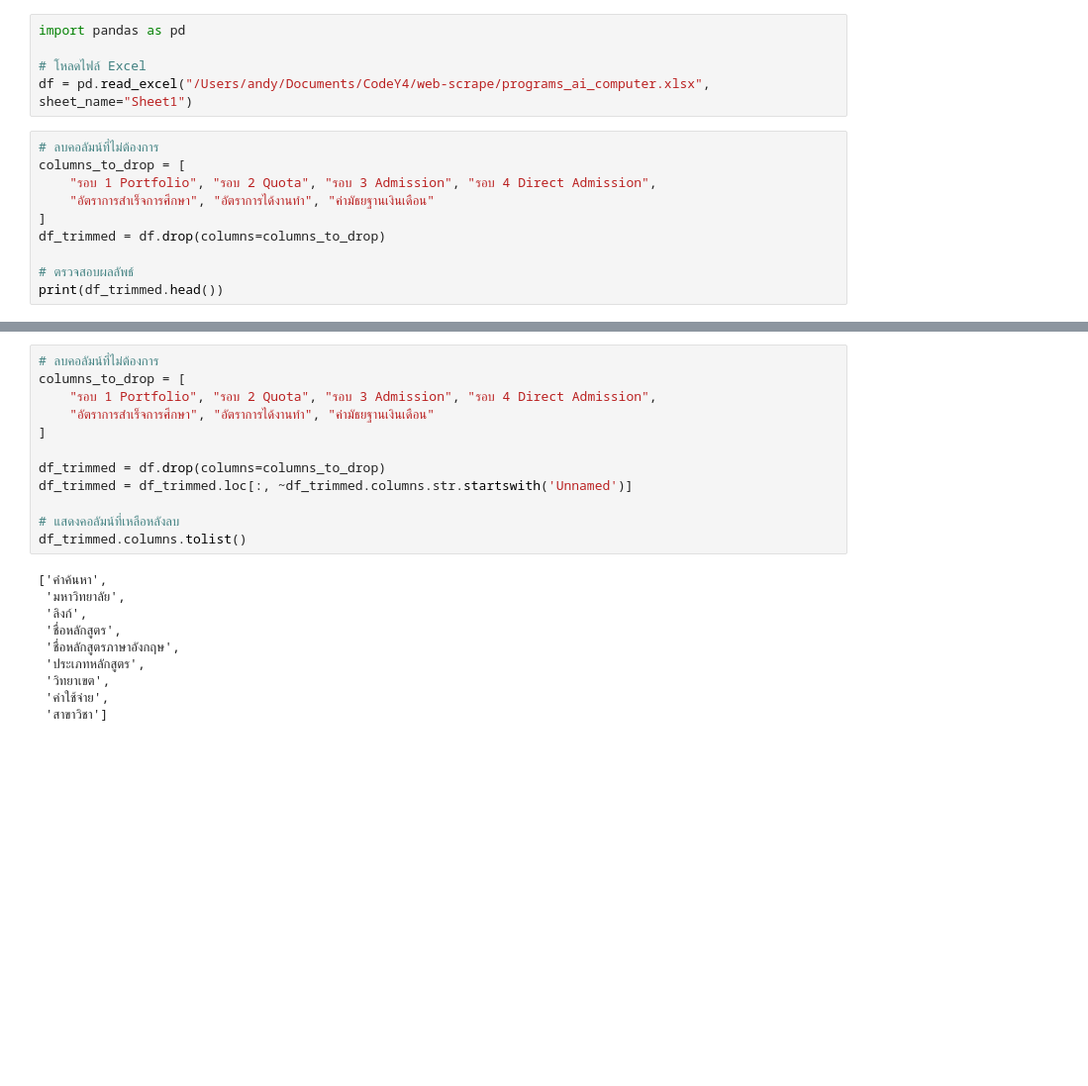
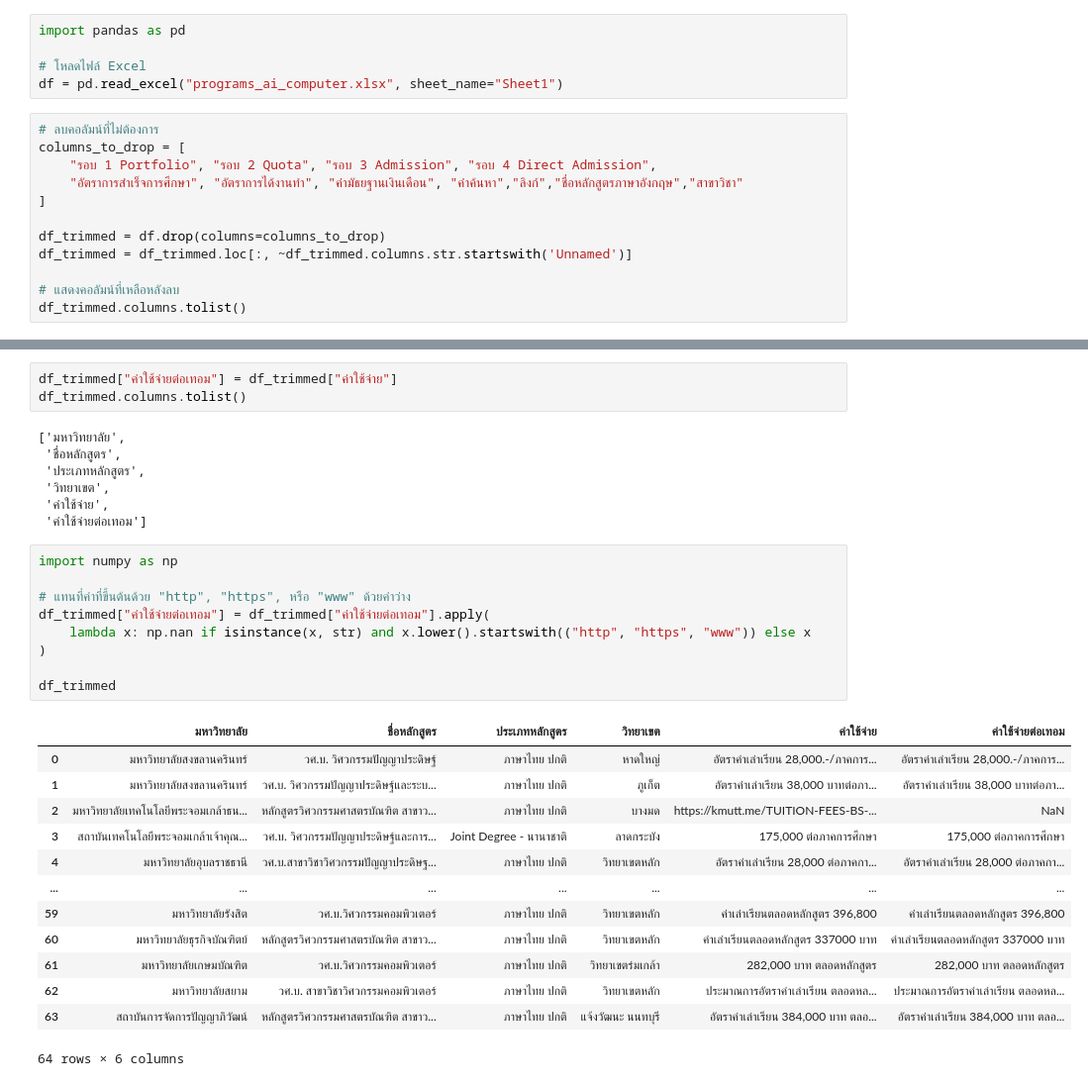
Before and after one commit to andyslazz/web-scrapeAndDash, a Jupyter notebook: Clean_data.ipynb, the cells around one changed output, grey strips where cells are left out. Shown at 99% size. Drawn from its saved outputs; the diff is of its cells as text; blank space fills up the shorter version.

```diff
--- a/Clean_data.ipynb
+++ b/Clean_data.ipynb
@@ -2,15 +2,17 @@
 import pandas as pd
 
 # โหลดไฟล์ Excel
-df = pd.read_excel("/Users/andy/Documents/CodeY4/web-scrape/programs_ai_computer.xlsx", sheet_name="Sheet1")
+df = pd.read_excel("programs_ai_computer.xlsx", sheet_name="Sheet1")
 # %%
 # ลบคอลัมน์ที่ไม่ต้องการ
 columns_to_drop = [
     "รอบ 1 Portfolio", "รอบ 2 Quota", "รอบ 3 Admission", "รอบ 4 Direct Admission",
-    "อัตราการสำเร็จการศึกษา", "อัตราการได้งานทำ", "ค่ามัธยฐานเงินเดือน"
+    "อัตราการสำเร็จการศึกษา", "อัตราการได้งานทำ", "ค่ามัธยฐานเงินเดือน", "คำค้นหา","ลิงก์","ชื่อหลักสูตรภาษาอังกฤษ","สาขาวิชา"
 ]
+
 df_trimmed = df.drop(columns=columns_to_drop)
+df_trimmed = df_trimmed.loc[:, ~df_trimmed.columns.str.startswith('Unnamed')]
 
-# ตรวจสอบผลลัพธ์
-print(df_trimmed.head())
+# แสดงคอลัมน์ที่เหลือหลังลบ
+df_trimmed.columns.tolist()
 # %% [output]
@@ -34,22 +20,33 @@ print(df_trimmed.head())
-# %%
-# ลบคอลัมน์ที่ไม่ต้องการ
-columns_to_drop = [
-    "รอบ 1 Portfolio", "รอบ 2 Quota", "รอบ 3 Admission", "รอบ 4 Direct Admission",
-    "อัตราการสำเร็จการศึกษา", "อัตราการได้งานทำ", "ค่ามัธยฐานเงินเดือน"
-]
-
-df_trimmed = df.drop(columns=columns_to_drop)
-df_trimmed = df_trimmed.loc[:, ~df_trimmed.columns.str.startswith('Unnamed')]
-
-# แสดงคอลัมน์ที่เหลือหลังลบ
-df_trimmed.columns.tolist()
-# %% [output]
-['คำค้นหา',
- 'มหาวิทยาลัย',
- 'ลิงก์',
- 'ชื่อหลักสูตร',
- 'ชื่อหลักสูตรภาษาอังกฤษ',
- 'ประเภทหลักสูตร',
- 'วิทยาเขต',
- 'ค่าใช้จ่าย',
- 'สาขาวิชา']
+# %%
+df_trimmed["ค่าใช้จ่ายต่อเทอม"] = df_trimmed["ค่าใช้จ่าย"]
+df_trimmed.columns.tolist()
+# %% [output]
+['มหาวิทยาลัย',
+ 'ชื่อหลักสูตร',
+ 'ประเภทหลักสูตร',
+ 'วิทยาเขต',
+ 'ค่าใช้จ่าย',
+ 'ค่าใช้จ่ายต่อเทอม']
+# %%
+import numpy as np
+
+# แทนที่ค่าที่ขึ้นต้นด้วย "http", "https", หรือ "www" ด้วยค่าว่าง
+df_trimmed["ค่าใช้จ่ายต่อเทอม"] = df_trimmed["ค่าใช้จ่ายต่อเทอม"].apply(
+    lambda x: np.nan if isinstance(x, str) and x.lower().startswith(("http", "https", "www")) else x
+)
+
+df_trimmed
+# %% [output]
+|  | มหาวิทยาลัย | ชื่อหลักสูตร | ประเภทหลักสูตร | วิทยาเขต | ค่าใช้จ่าย | ค่าใช้จ่ายต่อเทอม |
+| 0 | มหาวิทยาลัยสงขลานครินทร์ | วศ.บ. วิศวกรรมปัญญาประดิษฐ์ | ภาษาไทย ปกติ | หาดใหญ่ | อัตราค่าเล่าเรียน 28,000.-/ภาคการ... | อัตราค่าเล่าเรียน 28,000.-/ภาคการ... |
+| 1 | มหาวิทยาลัยสงขลานครินทร์ | วศ.บ. วิศวกรรมปัญญาประดิษฐ์และระบ... | ภาษาไทย ปกติ | ภูเก็ต | อัตราค่าเล่าเรียน 38,000 บาทต่อภา... | อัตราค่าเล่าเรียน 38,000 บาทต่อภา... |
+| 2 | มหาวิทยาลัยเทคโนโลยีพระจอมเกล้าธน... | หลักสูตรวิศวกรรมศาสตรบัณฑิต สาขาว... | ภาษาไทย ปกติ | บางมด | https://kmutt.me/TUITION-FEES-BS-... | NaN |
+| 3 | สถาบันเทคโนโลยีพระจอมเกล้าเจ้าคุณ... | วศ.บ. วิศวกรรมปัญญาประดิษฐ์และการ... | Joint Degree - นานาชาติ | ลาดกระบัง | 175,000 ต่อภาคการศึกษา | 175,000 ต่อภาคการศึกษา |
+| 4 | มหาวิทยาลัยอุบลราชธานี | วศ.บ.สาขาวิชาวิศวกรรมปัญญาประดิษฐ... | ภาษาไทย ปกติ | วิทยาเขตหลัก | อัตราค่าเล่าเรียน 28,000 ต่อภาคกา... | อัตราค่าเล่าเรียน 28,000 ต่อภาคกา... |
+| ... | ... | ... | ... | ... | ... | ... |
+| 59 | มหาวิทยาลัยรังสิต | วศ.บ.วิศวกรรมคอมพิวเตอร์ | ภาษาไทย ปกติ | วิทยาเขตหลัก | ค่าเล่าเรียนตลอดหลักสูตร 396,800 | ค่าเล่าเรียนตลอดหลักสูตร 396,800 |
+| 60 | มหาวิทยาลัยธุรกิจบัณฑิตย์ | หลักสูตรวิศวกรรมศาสตรบัณฑิต สาขาว... | ภาษาไทย ปกติ | วิทยาเขตหลัก | ค่าเล่าเรียนตลอดหลักสูตร 337000 บาท | ค่าเล่าเรียนตลอดหลักสูตร 337000 บาท |
+| 61 | มหาวิทยาลัยเกษมบัณฑิต | วศ.บ.วิศวกรรมคอมพิวเตอร์ | ภาษาไทย ปกติ | วิทยาเขตร่มเกล้า | 282,000 บาท ตลอดหลักสูตร | 282,000 บาท ตลอดหลักสูตร |
+| 62 | มหาวิทยาลัยสยาม | วศ.บ. สาขาวิชาวิศวกรรมคอมพิวเตอร์ | ภาษาไทย ปกติ | วิทยาเขตหลัก | ประมาณการอัตราค่าเล่าเรียน ตลอดหล... | ประมาณการอัตราค่าเล่าเรียน ตลอดหล... |
+| 63 | สถาบันการจัดการปัญญาภิวัฒน์ | หลักสูตรวิศวกรรมศาสตรบัณฑิต สาขาว... | ภาษาไทย ปกติ | แจ้งวัฒนะ นนทบุรี | อัตราค่าเล่าเรียน 384,000 บาท ตลอ... | อัตราค่าเล่าเรียน 384,000 บาท ตลอ... |
+64 rows × 6 columns
```
Also changed, not shown: parts of 1 cell of this notebook.
